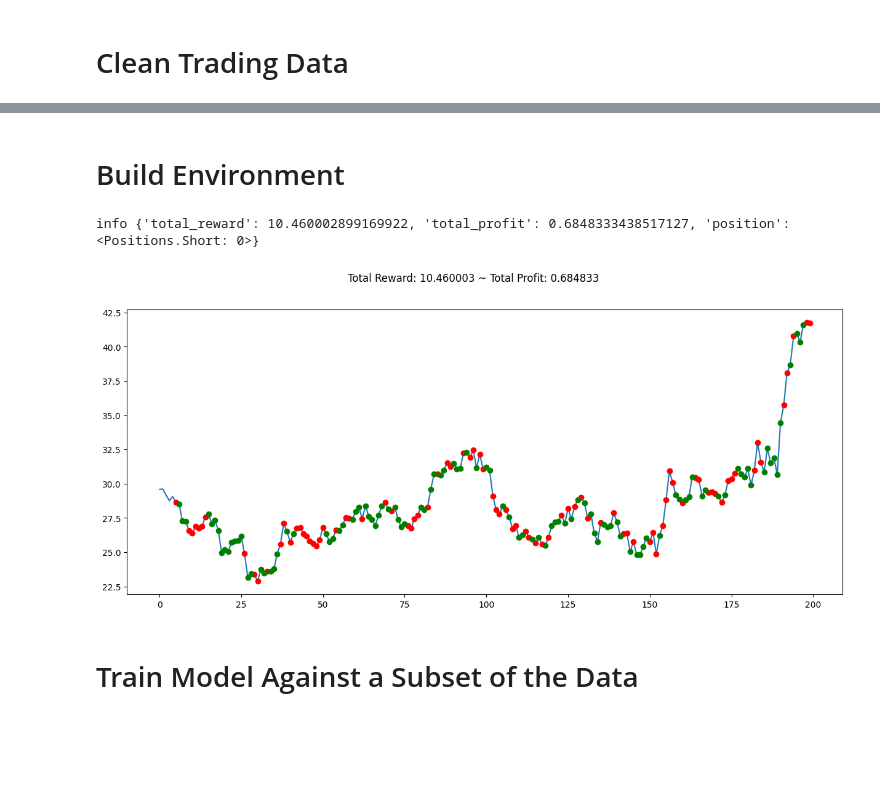
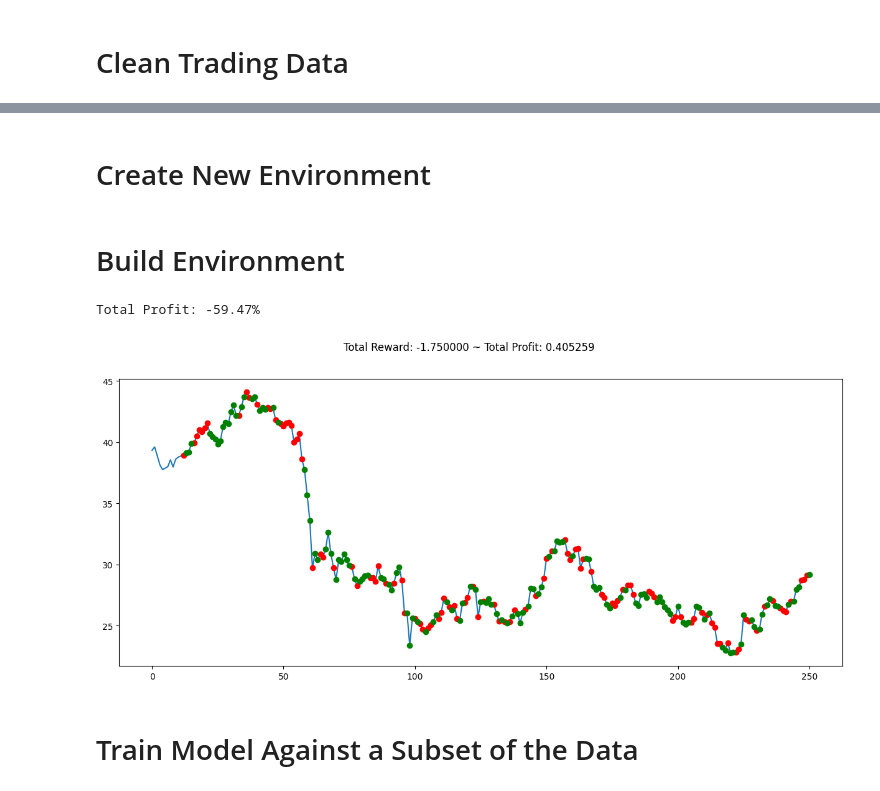
Before and after one commit to ngagne/stock-trading-reinforcement-learning, a Jupyter notebook: main.ipynb, the cells around one changed output, grey strips where cells are left out. Saved outputs shown, nothing was run; the diff lists cells and outputs as text; code cells hidden in the pictures; blank space fills up the shorter version.

Commit message:
refactor, add signals, more comments

```diff
--- a/main.ipynb
+++ b/main.ipynb
@@ -83,0 +131,10 @@ df.head()
+# %%
+# calculate additional signals
+df['SMA'] = TA.SMA(df, WINDOW_SIZE) # Simple Moving Average
+df['RSI'] = TA.RSI(df) # Relative Strength Index
+df['OBV'] = TA.OBV(df) # On Balance Volume
+
+# replace invalid numbers with zeros
+df.fillna(0, inplace=True)
+
+df.head(WINDOW_SIZE)
@@ -84,20 +156,48 @@ df.head()
+# %% [markdown]
+# Create New Environment
+# %%
+# define custom function to include additional signal data
+def process_data_with_signals(env):
+    # determine start and end bounds
+    start = env.frame_bound[0] - env.window_size
+    end = env.frame_bound[1]
+
+    # gather price and signal data
+    prices = env.df.loc[:, 'Low'].to_numpy()[start:end]
+    signal_features = env.df.loc[:, ['Low', 'Volume', 'SMA', 'RSI', 'OBV']].to_numpy()[start:end]
+
+    return prices, signal_features
+
+# define custom environment which extends the default
+class MyCustomEnv(StocksEnv):
+    # override default environment function with custom one
+    _process_data = process_data_with_signals
 # %% [markdown]
 # Build Environment
 # %%
-env = gym.make('stocks-v0', df=df, frame_bound=(5, 200), window_size=5)
+# initialize custom environment
+env = MyCustomEnv(df=df, window_size=WINDOW_SIZE, frame_bound=(WINDOW_SIZE, df.shape[0]))
 obs = env.reset()
+
+# iterate over data frames
 while True:
+    # generate a random action
     action = env.action_space.sample()
+
+    # evaluate the chosen action against the data
     obs, reward, terminated, truncated, info = env.step(action)
+
+    # exit and print results
     if terminated or truncated:
-        print("info", info)
+        print("Total Profit: %s%%" % round((info['total_profit'] - 1) * 100, 2))
         break
 
-plt.figure(figsize=(15,6))
-env.render_all()
+# generate chart and plot data
+plt.figure(figsize=CHART_SIZE)
+env.unwrapped.render_all()
 plt.show()
 # %% [output]
-info {'total_reward': 10.460002899169922, 'total_profit': 0.6848333438517127, 'position': <Positions.Short: 0>}
+Total Profit: -59.47%
-[figure, old version]
+[figure, new version]
 # %% [markdown]
 # Train Model Against a Subset of the Data
```
Also changed, not shown: parts of 17 cells of this notebook, 3 other files.
